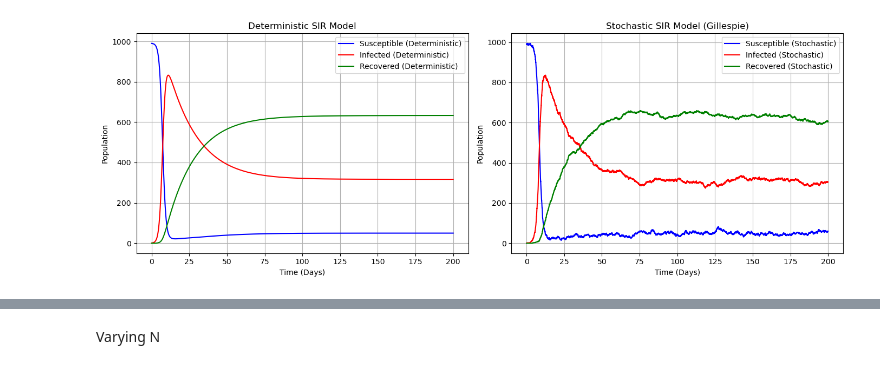
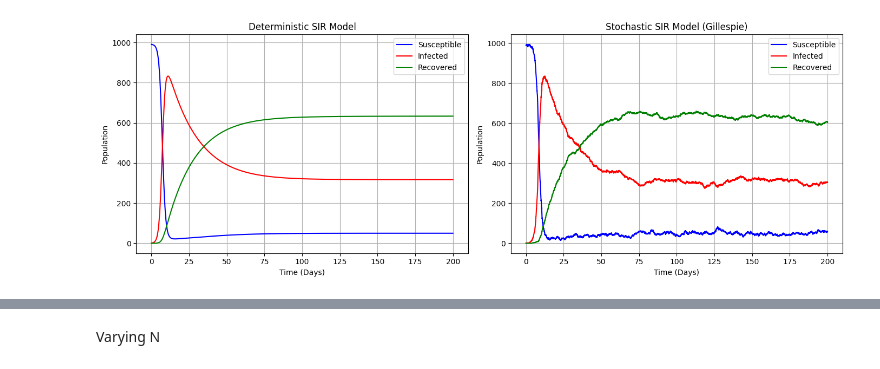
Before and after one commit to zoeazra/CLS-Ass-2, a Jupyter notebook: assignment 2.ipynb, the cells around one changed output, grey strips where cells are left out. Cells and saved outputs as stored; diff of their text form; code cells hidden in the pictures.

```diff
--- a/assignment 2.ipynb
+++ b/assignment 2.ipynb
@@ -164,34 +157,31 @@ Plotting deterministic and stochastic SIR
 # %%
-# solve the deterministic model
+# Solving the deterministic model
 Xd, Yd, Zd, time, R0_det = deterSol(X0, Y0, Z0, N, beta, gamma, mu, start_t, end_t, points_t)
-# solve the stochastic model using the Gillespie algorithm
+# Solving the stochastic model using Gillespie algorithm
 Xs, Ys, Zs, t, R0_stoch = gillespie_sir(X0, Y0, Z0, beta, gamma, mu, N, tend, seed = seed)
 
 fig, (ax1, ax2) = plt.subplots(1, 2, figsize=(14, 5))
 
-# Plot the deterministic model on the first subplot (ax1)
-ax1.plot(time, Xd, label="Susceptible (Deterministic)", color='blue')
-ax1.plot(time, Yd, label="Infected (Deterministic)", color='red')
-ax1.plot(time, Zd, label="Recovered (Deterministic)", color='green')
+ax1.plot(time, Xd, label="Susceptible", color='blue')
+ax1.plot(time, Yd, label="Infected", color='red')
+ax1.plot(time, Zd, label="Recovered", color='green')
 ax1.set_title("Deterministic SIR Model")
 ax1.set_xlabel("Time (Days)")
 ax1.set_ylabel("Population")
 ax1.legend(loc="best")
 ax1.grid(True)
 
-# Plot the stochastic model on the second subplot (ax2)
-ax2.plot(t, Xs, label="Susceptible (Stochastic)", color='blue')
-ax2.plot(t, Ys, label="Infected (Stochastic)", color='red')
-ax2.plot(t, Zs, label="Recovered (Stochastic)", color='green')
+ax2.plot(t, Xs, label="Susceptible", color='blue')
+ax2.plot(t, Ys, label="Infected", color='red')
+ax2.plot(t, Zs, label="Recovered", color='green')
 ax2.set_title("Stochastic SIR Model (Gillespie)")
 ax2.set_xlabel("Time (Days)")
 ax2.set_ylabel("Population")
 ax2.legend(loc="best")
 ax2.grid(True)
 
-# Adjust layout and show the plot
 plt.tight_layout()
 plt.show()
 # %% [output]
-[figure, old version]
+[figure, new version]
 # %% [markdown]
```
Also changed, not shown: parts of 14 cells of this notebook.
